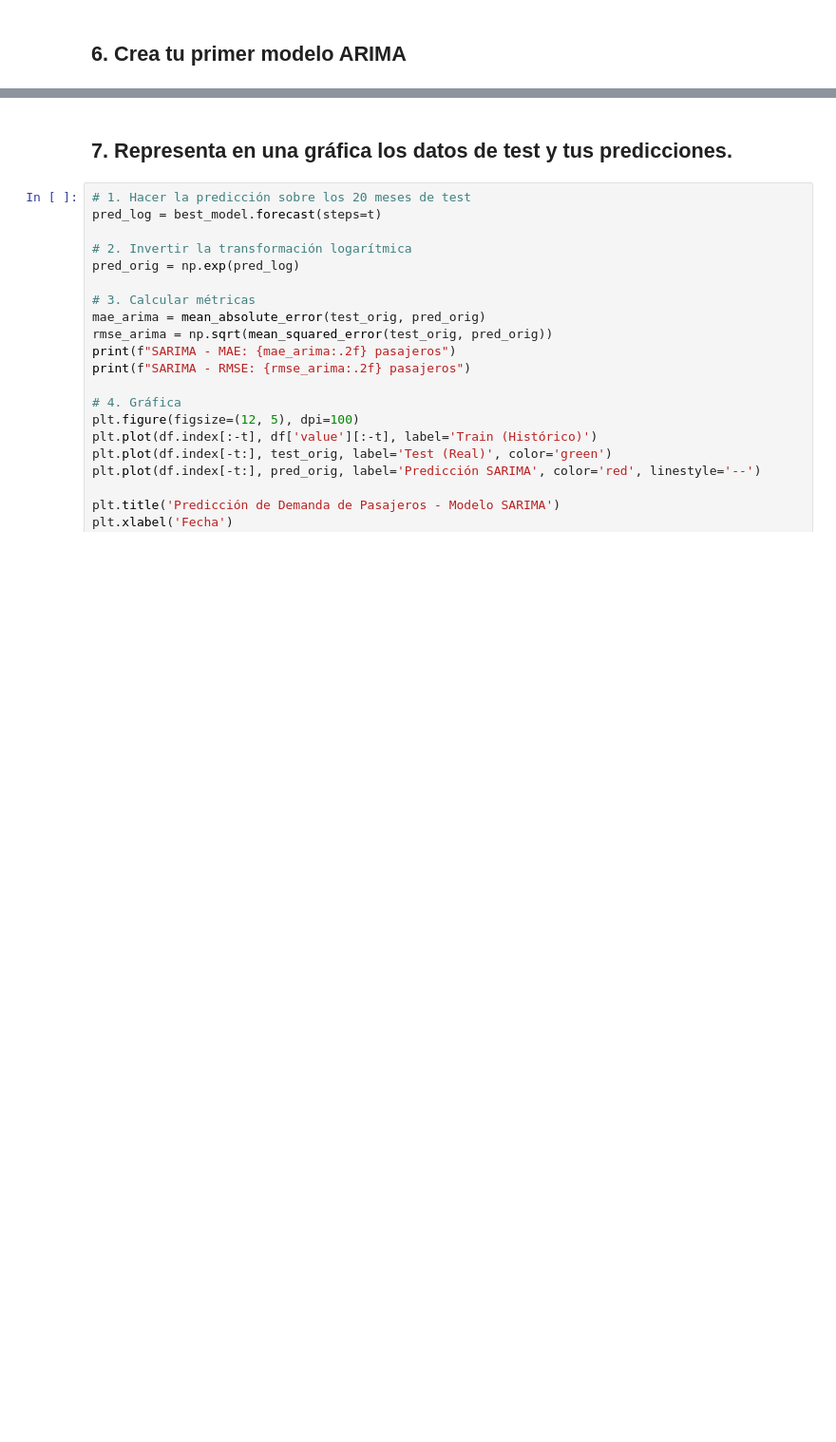
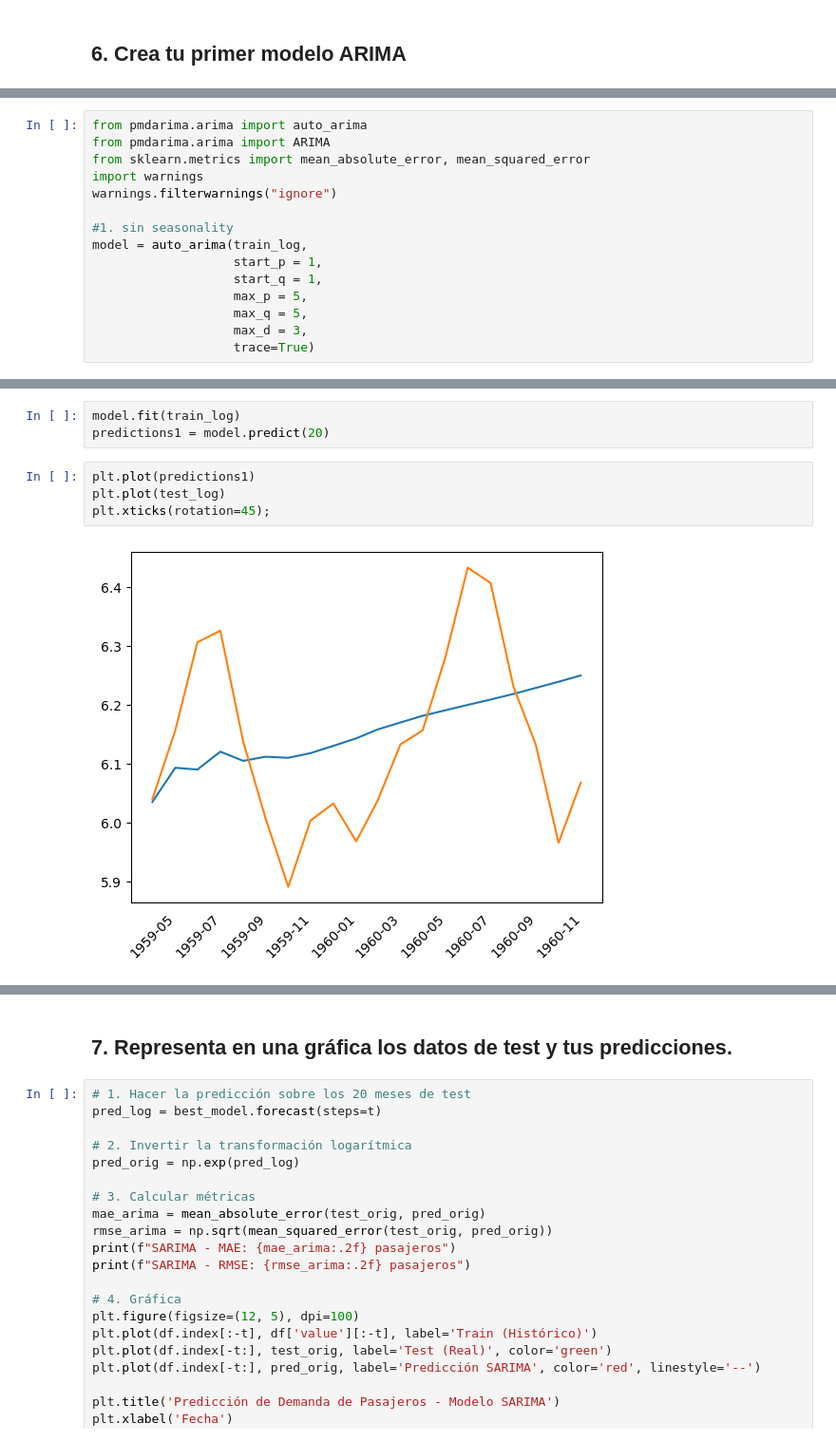
Before and after one commit to rou-tz/2026-02-BILBAO-FT-Data-Science, a Jupyter notebook: 3-Machine_Learning/4-Series temporales/ejercicios/2_Time Series Forecast_Ruben.ipynb, the cells around one changed output, grey strips where cells are left out. Shown at 95% size. Saved outputs shown, nothing was run; the diff lists cells and outputs as text; blank space fills up the shorter version.

```diff
--- a/3-Machine_Learning/4-Series temporales/ejercicios/2_Time Series Forecast_Ruben.ipynb
+++ b/3-Machine_Learning/4-Series temporales/ejercicios/2_Time Series Forecast_Ruben.ipynb
@@ -229,0 +180,15 @@ Los 5 mejores modelos según AIC:
+# %%
+from pmdarima.arima import auto_arima
+from pmdarima.arima import ARIMA
+from sklearn.metrics import mean_absolute_error, mean_squared_error
+import warnings
+warnings.filterwarnings("ignore")
+
+#1. sin seasonality
+model = auto_arima(train_log,
+                   start_p = 1,
+                   start_q = 1,
+                   max_p = 5,
+                   max_q = 5,
+                   max_d = 3,
+                   trace=True)
@@ -229,0 +213,9 @@ Los 5 mejores modelos según AIC:
+# %%
+model.fit(train_log)
+predictions1 = model.predict(20)
+# %%
+plt.plot(predictions1)
+plt.plot(test_log)
+plt.xticks(rotation=45);
+# %% [output]
+[figure, added]
```
Also changed, not shown: parts of 10 cells of this notebook, 1 other file.
